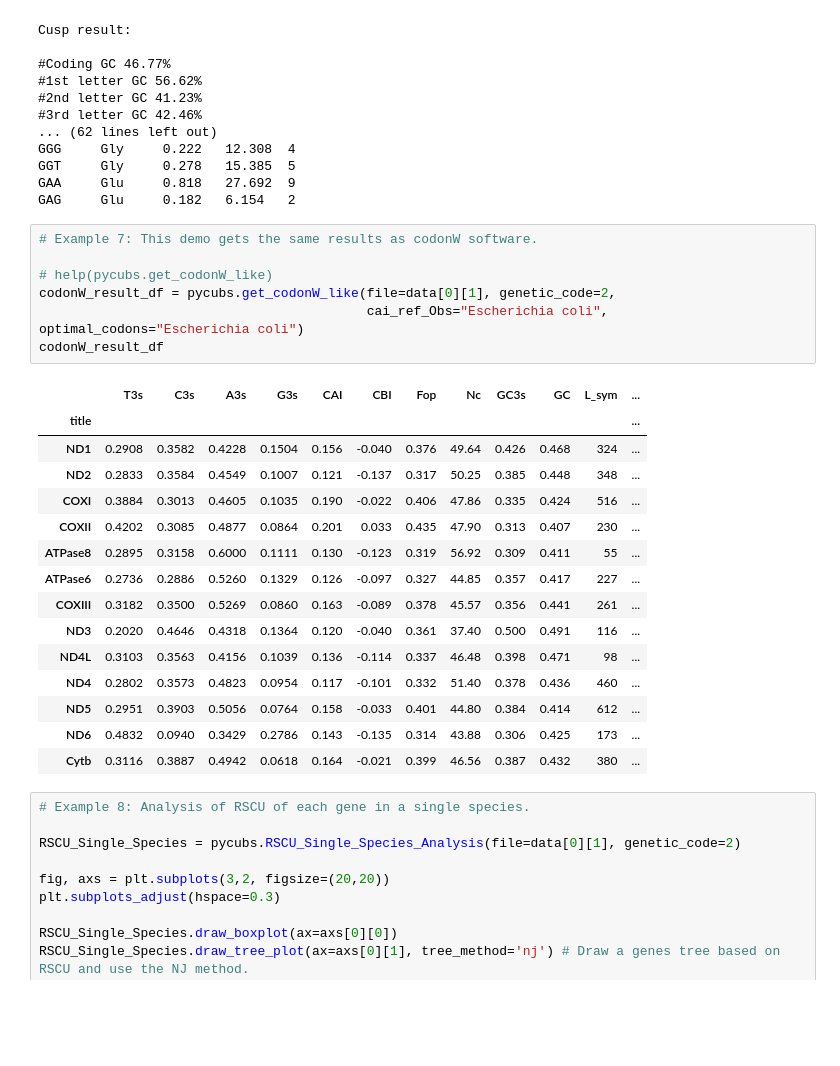
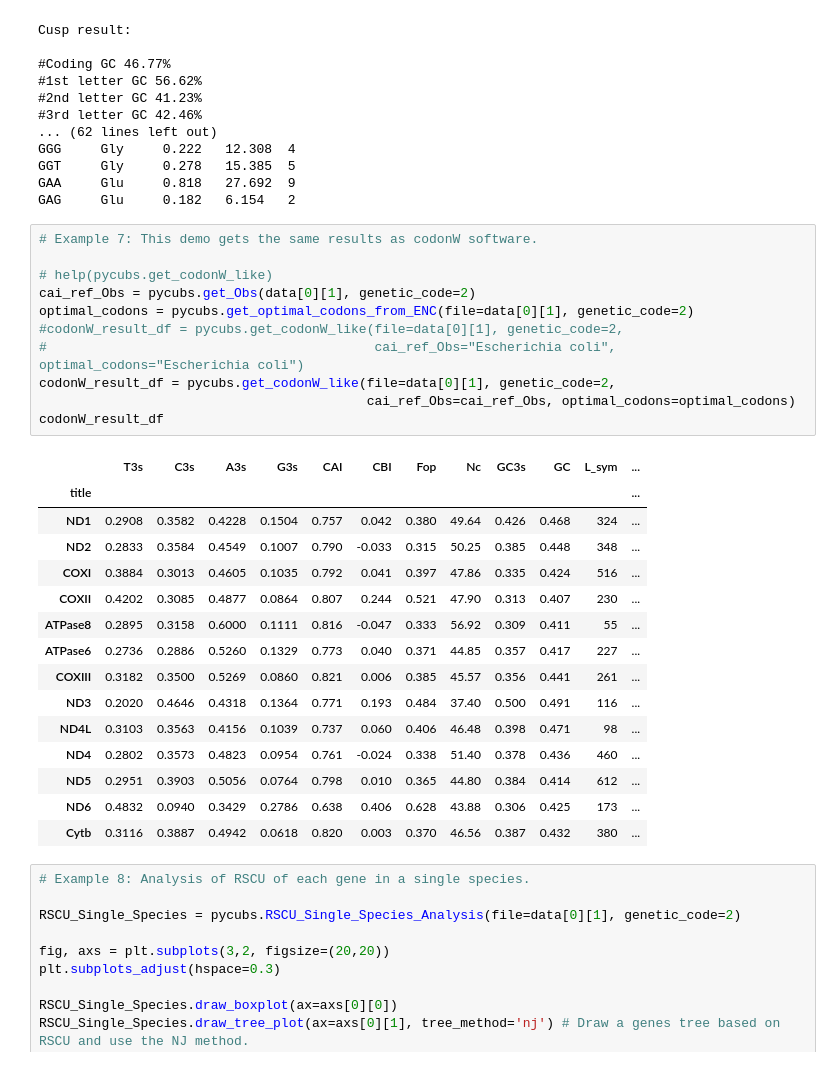
Before and after one commit to thecgs/pyCUBs, a Jupyter notebook: tutorial.ipynb, the cells around one changed output. Saved outputs shown, nothing was run; the diff lists cells and outputs as text; blank space fills up the shorter version.

```diff
--- a/tutorial.ipynb
+++ b/tutorial.ipynb
@@ -187,26 +187,30 @@ GAG     Glu     0.182   6.154   2
 # %%
 # Example 7: This demo gets the same results as codonW software.
 
 # help(pycubs.get_codonW_like)
+cai_ref_Obs = pycubs.get_Obs(data[0][1], genetic_code=2)
+optimal_codons = pycubs.get_optimal_codons_from_ENC(file=data[0][1], genetic_code=2)
+#codonW_result_df = pycubs.get_codonW_like(file=data[0][1], genetic_code=2,
+#                                          cai_ref_Obs="Escherichia coli", optimal_codons="Escherichia coli")
 codonW_result_df = pycubs.get_codonW_like(file=data[0][1], genetic_code=2,
-                                          cai_ref_Obs="Escherichia coli", optimal_codons="Escherichia coli")
+                                          cai_ref_Obs=cai_ref_Obs, optimal_codons=optimal_codons)
 codonW_result_df
 # %% [output]
 |  | T3s | C3s | A3s | G3s | CAI | CBI | Fop | Nc | GC3s | GC | L_sym | ... |
 | title |  |  |  |  |  |  |  |  |  |  |  | ... |
-| ND1 | 0.2908 | 0.3582 | 0.4228 | 0.1504 | 0.156 | -0.040 | 0.376 | 49.64 | 0.426 | 0.468 | 324 | ... |
-| ND2 | 0.2833 | 0.3584 | 0.4549 | 0.1007 | 0.121 | -0.137 | 0.317 | 50.25 | 0.385 | 0.448 | 348 | ... |
-| COXI | 0.3884 | 0.3013 | 0.4605 | 0.1035 | 0.190 | -0.022 | 0.406 | 47.86 | 0.335 | 0.424 | 516 | ... |
-| COXII | 0.4202 | 0.3085 | 0.4877 | 0.0864 | 0.201 | 0.033 | 0.435 | 47.90 | 0.313 | 0.407 | 230 | ... |
-| ATPase8 | 0.2895 | 0.3158 | 0.6000 | 0.1111 | 0.130 | -0.123 | 0.319 | 56.92 | 0.309 | 0.411 | 55 | ... |
-| ATPase6 | 0.2736 | 0.2886 | 0.5260 | 0.1329 | 0.126 | -0.097 | 0.327 | 44.85 | 0.357 | 0.417 | 227 | ... |
-| COXIII | 0.3182 | 0.3500 | 0.5269 | 0.0860 | 0.163 | -0.089 | 0.378 | 45.57 | 0.356 | 0.441 | 261 | ... |
-| ND3 | 0.2020 | 0.4646 | 0.4318 | 0.1364 | 0.120 | -0.040 | 0.361 | 37.40 | 0.500 | 0.491 | 116 | ... |
-| ND4L | 0.3103 | 0.3563 | 0.4156 | 0.1039 | 0.136 | -0.114 | 0.337 | 46.48 | 0.398 | 0.471 | 98 | ... |
-| ND4 | 0.2802 | 0.3573 | 0.4823 | 0.0954 | 0.117 | -0.101 | 0.332 | 51.40 | 0.378 | 0.436 | 460 | ... |
-| ND5 | 0.2951 | 0.3903 | 0.5056 | 0.0764 | 0.158 | -0.033 | 0.401 | 44.80 | 0.384 | 0.414 | 612 | ... |
-| ND6 | 0.4832 | 0.0940 | 0.3429 | 0.2786 | 0.143 | -0.135 | 0.314 | 43.88 | 0.306 | 0.425 | 173 | ... |
-| Cytb | 0.3116 | 0.3887 | 0.4942 | 0.0618 | 0.164 | -0.021 | 0.399 | 46.56 | 0.387 | 0.432 | 380 | ... |
+| ND1 | 0.2908 | 0.3582 | 0.4228 | 0.1504 | 0.757 | 0.042 | 0.380 | 49.64 | 0.426 | 0.468 | 324 | ... |
+| ND2 | 0.2833 | 0.3584 | 0.4549 | 0.1007 | 0.790 | -0.033 | 0.315 | 50.25 | 0.385 | 0.448 | 348 | ... |
+| COXI | 0.3884 | 0.3013 | 0.4605 | 0.1035 | 0.792 | 0.041 | 0.397 | 47.86 | 0.335 | 0.424 | 516 | ... |
+| COXII | 0.4202 | 0.3085 | 0.4877 | 0.0864 | 0.807 | 0.244 | 0.521 | 47.90 | 0.313 | 0.407 | 230 | ... |
+| ATPase8 | 0.2895 | 0.3158 | 0.6000 | 0.1111 | 0.816 | -0.047 | 0.333 | 56.92 | 0.309 | 0.411 | 55 | ... |
+| ATPase6 | 0.2736 | 0.2886 | 0.5260 | 0.1329 | 0.773 | 0.040 | 0.371 | 44.85 | 0.357 | 0.417 | 227 | ... |
+| COXIII | 0.3182 | 0.3500 | 0.5269 | 0.0860 | 0.821 | 0.006 | 0.385 | 45.57 | 0.356 | 0.441 | 261 | ... |
+| ND3 | 0.2020 | 0.4646 | 0.4318 | 0.1364 | 0.771 | 0.193 | 0.484 | 37.40 | 0.500 | 0.491 | 116 | ... |
+| ND4L | 0.3103 | 0.3563 | 0.4156 | 0.1039 | 0.737 | 0.060 | 0.406 | 46.48 | 0.398 | 0.471 | 98 | ... |
+| ND4 | 0.2802 | 0.3573 | 0.4823 | 0.0954 | 0.761 | -0.024 | 0.338 | 51.40 | 0.378 | 0.436 | 460 | ... |
+| ND5 | 0.2951 | 0.3903 | 0.5056 | 0.0764 | 0.798 | 0.010 | 0.365 | 44.80 | 0.384 | 0.414 | 612 | ... |
+| ND6 | 0.4832 | 0.0940 | 0.3429 | 0.2786 | 0.638 | 0.406 | 0.628 | 43.88 | 0.306 | 0.425 | 173 | ... |
+| Cytb | 0.3116 | 0.3887 | 0.4942 | 0.0618 | 0.820 | 0.003 | 0.370 | 46.56 | 0.387 | 0.432 | 380 | ... |
 # %%
 # Example 8: Analysis of RSCU of each gene in a single species.
 
```
Also changed, not shown: parts of 1 cell of this notebook, 1 other file.
